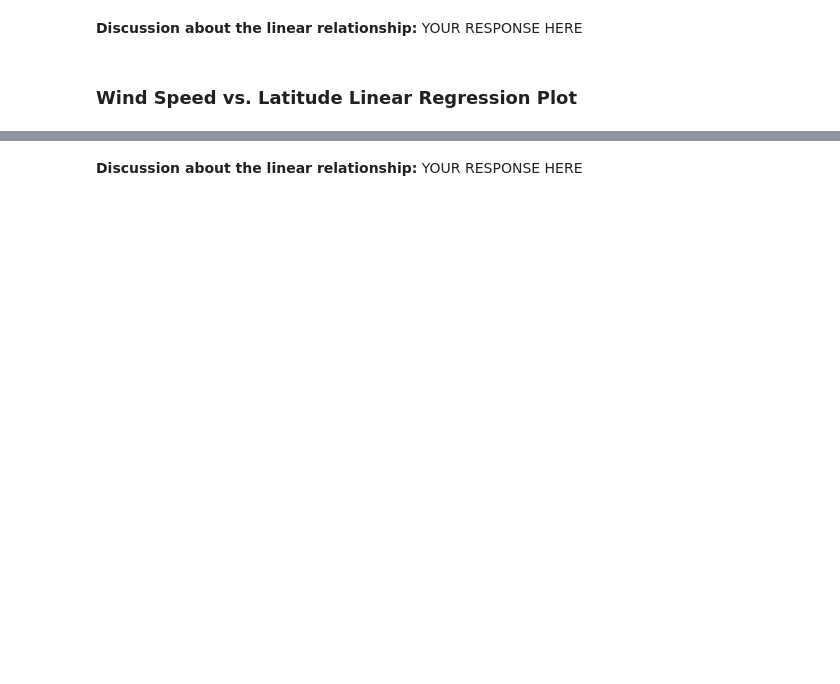
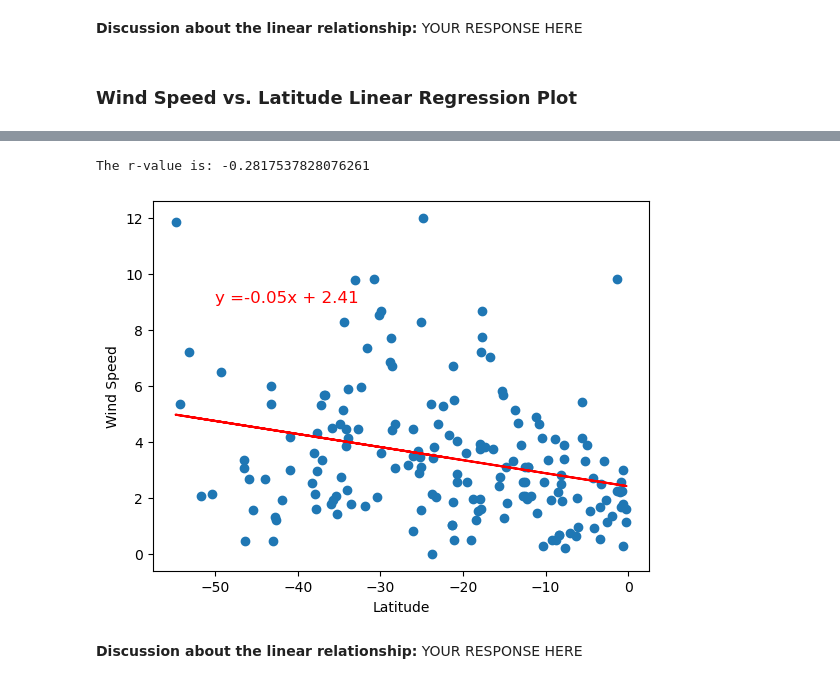
Before and after one commit to rachelschoen/python-api-challenge, a Jupyter notebook: WeatherPy/WeatherPy.ipynb, the cells around one changed output, grey strips where cells are left out. Cells and saved outputs as stored; diff of their text form; code cells hidden in the pictures; blank space fills up the shorter version.

```diff
--- a/WeatherPy/WeatherPy.ipynb
+++ b/WeatherPy/WeatherPy.ipynb
@@ -360,2 +366,8 @@ The r-value is: 0.22644402500616953
+# %%
+# Southern Hemisphere
+linear_regress(southern_hemi_df["Lat"].rename("Latitude"), southern_hemi_df["Wind Speed"], (-50, 9))
+# %% [output]
+The r-value is: -0.2817537828076261
+[figure, added]
 # %% [markdown]
 **Discussion about the linear relationship:** YOUR RESPONSE HERE
```
Also changed, not shown: parts of 7 cells of this notebook.
